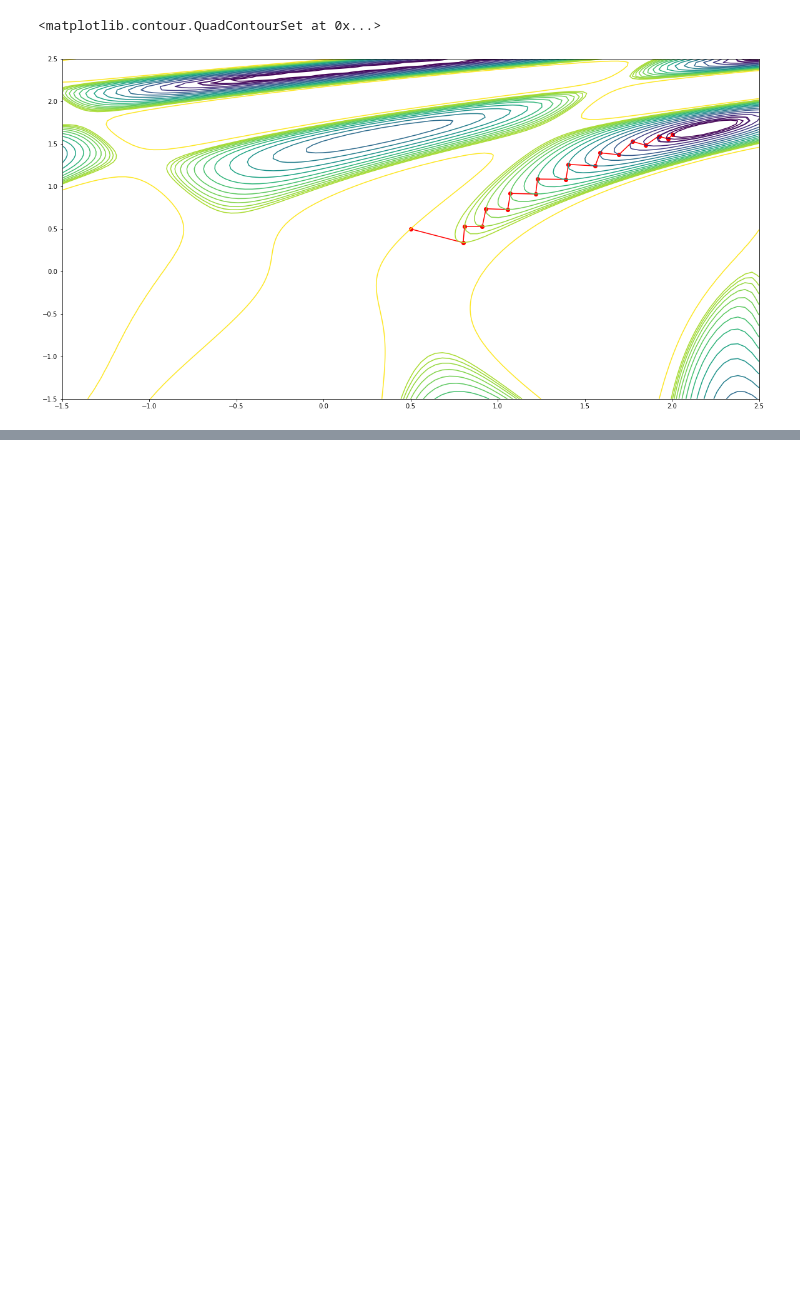
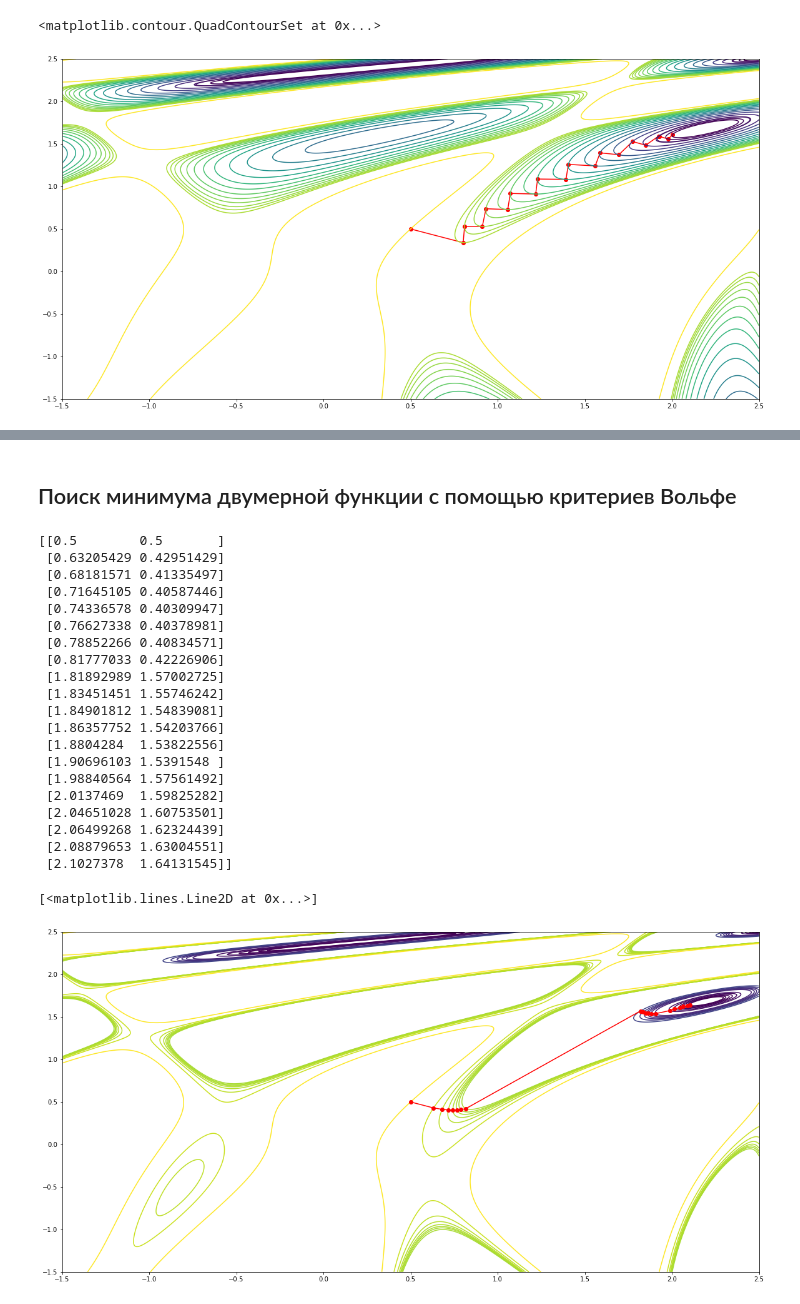
Before and after one commit to enotvtapke/MetOptLab1, a Jupyter notebook: gradient_descent.ipynb, the cells around one changed output, grey strips where cells are left out. Cells and saved outputs as stored; diff of their text form; code cells hidden in the pictures; blank space fills up the shorter version.

```diff
--- a/gradient_descent.ipynb
+++ b/gradient_descent.ipynb
@@ -128,8 +129,8 @@ plt.plot(points, f(points), 'o-')
 # %% [markdown]
 ## Градиентный спуск на основе дихотомии
 # %%
-def f(x, y):
-    return np.sin(0.5 * x**2 - 0.25 * y**2 + 3)*np.cos(2*x+1-np.exp(y))
+def f(x):
+    return np.sin(0.5 * x[0]**2 - 0.25 * x[1]**2 + 3)*np.cos(2*x[0]+1-np.exp(x[1]))
 
 epoch = 20
 x = [0.5, 0.5]
@@ -143,9 +144,9 @@ for i in range(1, epoch):
 
 print(points)
 plt.plot(points[:, 0], points[:, 1], 'o-', color="red")
-t = np.linspace(-1.5, 2.5, 100)
-X, Y = np.meshgrid(t, t)
-plt.contour(X, Y, f(X, Y), levels=sorted([f(p[0], p[1]) for p in points]))
+t = np.linspace(-1.5, 2.5, 1000)
+X = np.meshgrid(t, t)
+plt.contour(X[0], X[1], f(X), levels=sorted([f(p) for p in points]))
 # %% [output]
 [[0.5        0.5       ]
  [0.80199731 0.33880496]
@@ -173,20 +176,19 @@ plt.contour(X, Y, f(X, Y), levels=sorted([f(p[0], p[1]) for p in points]))
 import optimization as opt
 
 def f(x):
-    return np.sin(x)
-    # return 5 * (x - 5) ** 2 + 10
+    return np.sin(x[0])
 
 epoch = 20
-x = 3
+x = [3]
 
-points = np.zeros(epoch)
+points = np.zeros((epoch, 1))
 points[0] = x
 for i in range(1, epoch):
     x = x - opt.wolfe_conditions(f, x, -opt.grad(f, x)) * opt.grad(f, x)
     points[i] = x
 
 print(points)
-plt.plot(points, f(points), 'o-')
+plt.plot(points, [f(p) for p in points] , 'o-')
 t = np.linspace(-30, 30, 1000)
-plt.plot(t, f(t))
+plt.plot(t, [f([p]) for p in t])
 # %% [output]
@@ -197,2 +215,47 @@ plt.plot(t, f(t))
 [<matplotlib.lines.Line2D at 0x...>]
 [figure]
+# %% [markdown]
+## Поиск минимума двумерной функции с помощью критериев Вольфе
+# %%
+import optimization as opt
+
+def f(x):
+    return np.sin(0.5 * x[0]**2 - 0.25 * x[1]**2 + 3)*np.cos(2*x[0]+1-np.exp(x[1]))
+
+epoch = 20
+x = [0.5, 0.5]
+
+points = np.zeros((epoch, 2))
+points[0] = x
+for i in range(1, epoch):
+    x = x - opt.wolfe_conditions(f, x, -opt.grad(f, x)) * opt.grad(f, x)
+    points[i] = x
+
+print(points)
+t = np.linspace(-1.5, 2.5, 1000)
+X = np.meshgrid(t, t)
+plt.contour(X[0], X[1], f(X), levels=sorted([f(p) for p in points]))
+plt.plot(points[:, 0], points[:, 1], 'o-', color="red")
+# %% [output]
+[[0.5        0.5       ]
+ [0.63205429 0.42951429]
+ [0.68181571 0.41335497]
+ [0.71645105 0.40587446]
+ [0.74336578 0.40309947]
+ [0.76627338 0.40378981]
+ [0.78852266 0.40834571]
+ [0.81777033 0.42226906]
+ [1.81892989 1.57002725]
+ [1.83451451 1.55746242]
+ [1.84901812 1.54839081]
+ [1.86357752 1.54203766]
+ [1.8804284  1.53822556]
+ [1.90696103 1.5391548 ]
+ [1.98840564 1.57561492]
+ [2.0137469  1.59825282]
+ [2.04651028 1.60753501]
+ [2.06499268 1.62324439]
+ [2.08879653 1.63004551]
+ [2.1027378  1.64131545]]
+[<matplotlib.lines.Line2D at 0x...>]
+[figure, added]
```
Also changed, not shown: parts of 6 cells of this notebook, 4 other files.
